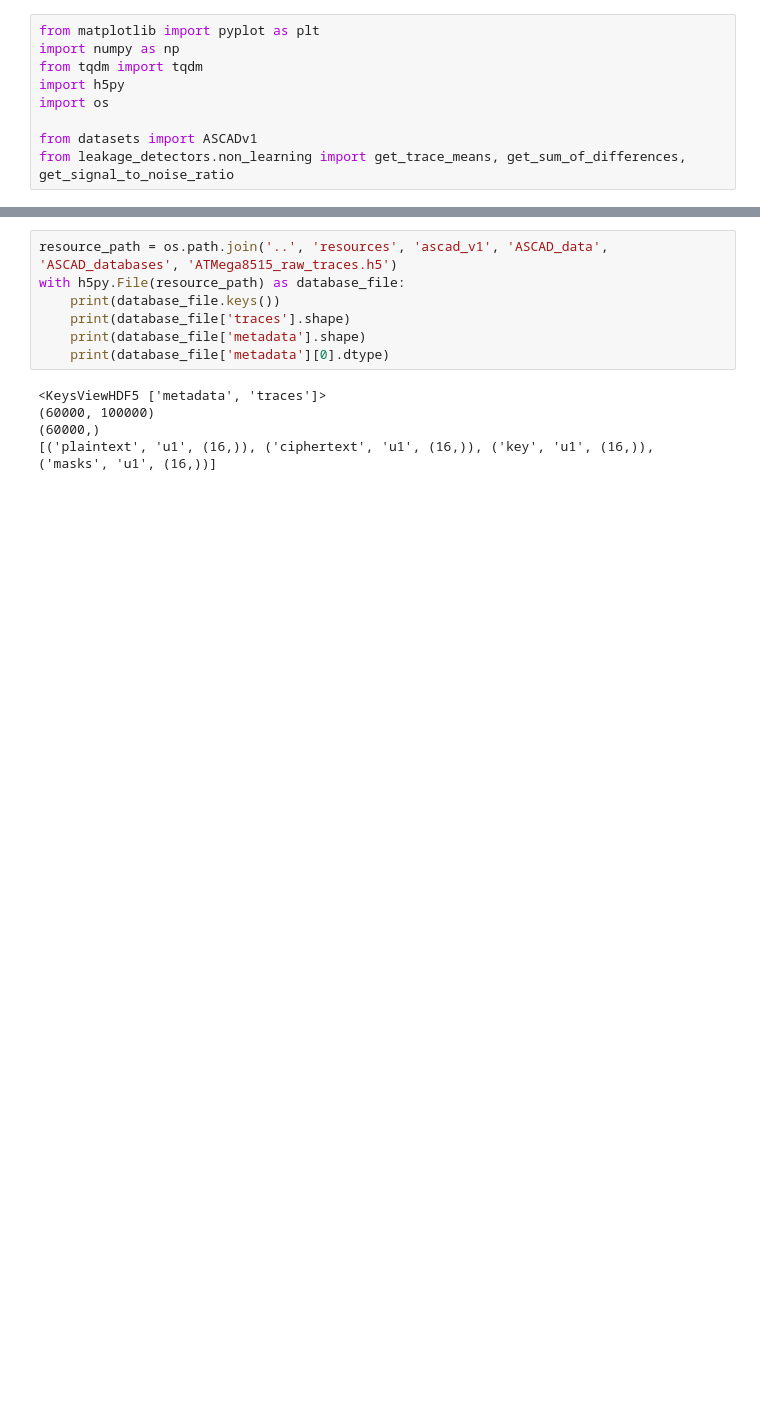
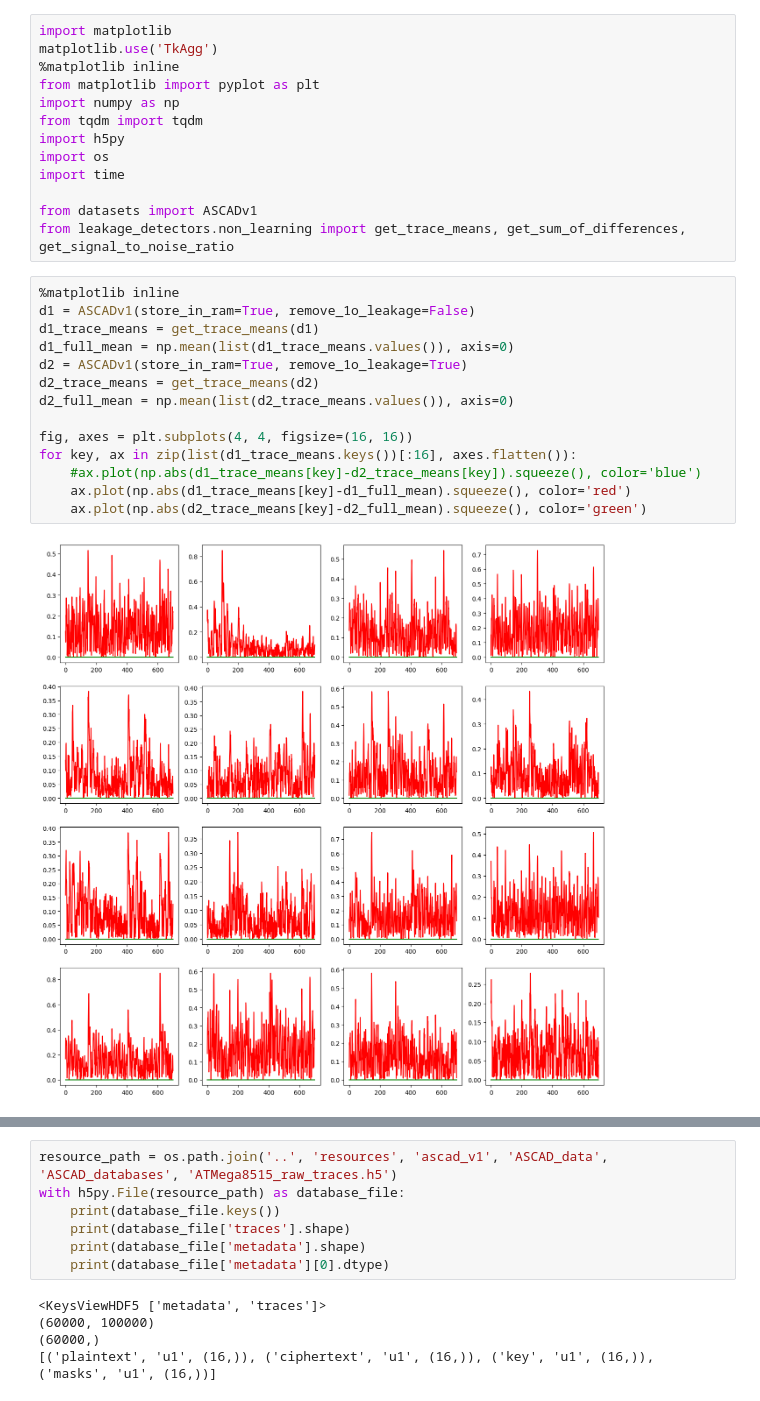
Before and after one commit to jimgammell/gan_side_channel_leakage_detector, a Jupyter notebook: src/display_ascad_dataset.ipynb, the cells around one changed output, grey strips where cells are left out. Saved outputs shown, nothing was run; the diff lists cells and outputs as text; blank space fills up the shorter version.

```diff
--- a/src/display_ascad_dataset.ipynb
+++ b/src/display_ascad_dataset.ipynb
@@ -1,10 +1,30 @@
 # %%
+import matplotlib
+matplotlib.use('TkAgg')
+%matplotlib inline
 from matplotlib import pyplot as plt
 import numpy as np
 from tqdm import tqdm
 import h5py
 import os
+import time
 
 from datasets import ASCADv1
 from leakage_detectors.non_learning import get_trace_means, get_sum_of_differences, get_signal_to_noise_ratio
+# %%
+%matplotlib inline
+d1 = ASCADv1(store_in_ram=True, remove_1o_leakage=False)
+d1_trace_means = get_trace_means(d1)
+d1_full_mean = np.mean(list(d1_trace_means.values()), axis=0)
+d2 = ASCADv1(store_in_ram=True, remove_1o_leakage=True)
+d2_trace_means = get_trace_means(d2)
+d2_full_mean = np.mean(list(d2_trace_means.values()), axis=0)
+
+fig, axes = plt.subplots(4, 4, figsize=(16, 16))
+for key, ax in zip(list(d1_trace_means.keys())[:16], axes.flatten()):
+    #ax.plot(np.abs(d1_trace_means[key]-d2_trace_means[key]).squeeze(), color='blue')
+    ax.plot(np.abs(d1_trace_means[key]-d1_full_mean).squeeze(), color='red')
+    ax.plot(np.abs(d2_trace_means[key]-d2_full_mean).squeeze(), color='green')
+# %% [output]
+[figure, added]
 # %%
```
Also changed, not shown: parts of 7 cells of this notebook, 13 other files.
